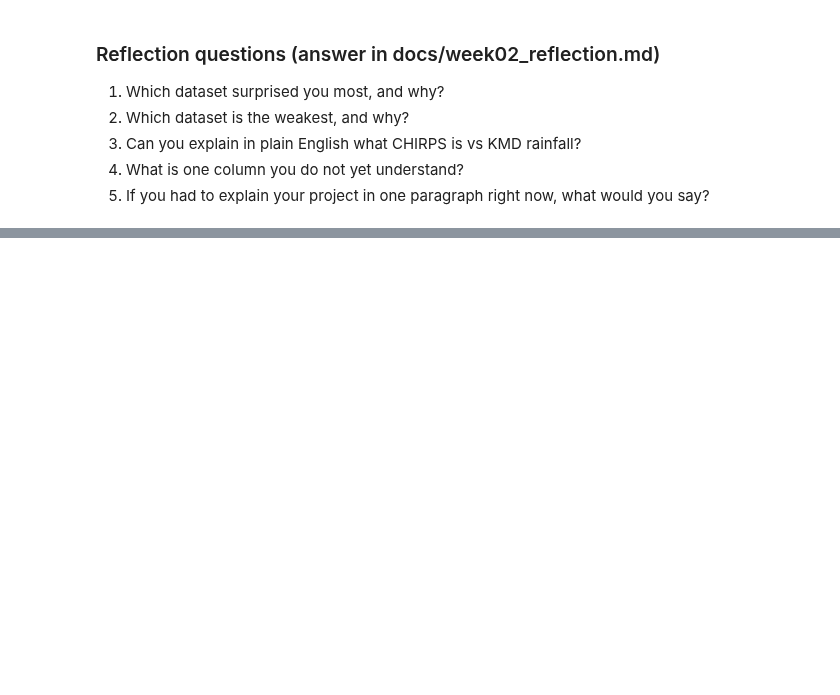
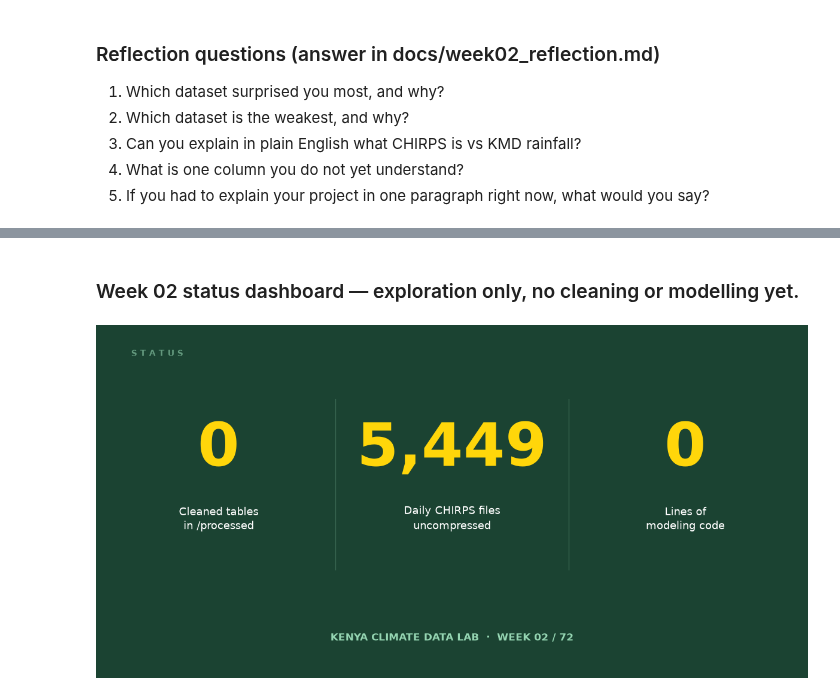
Before and after one commit to alexharonyandega-dev/kenya-climate-data-lab, a Jupyter notebook: notebooks/01_data_exploration.ipynb, the cells around one changed output, grey strips where cells are left out. Cells and saved outputs as stored; diff of their text form; code cells hidden in the pictures; blank space fills up the shorter version.

```diff
--- a/notebooks/01_data_exploration.ipynb
+++ b/notebooks/01_data_exploration.ipynb
@@ -614,0 +641,7 @@ The Zenodo push-pull study is a Western Kenya / Lake Victoria basin trial. The K
+# %% [markdown]
+### Week 02 status dashboard — exploration only, no cleaning or modelling yet.
+# %%
+from IPython.display import Image, display
+display(Image('../paper/figures/fig_status_week02.png'))
+# %% [output]
+[figure, added]
```
Also changed, not shown: parts of 7 cells of this notebook.
